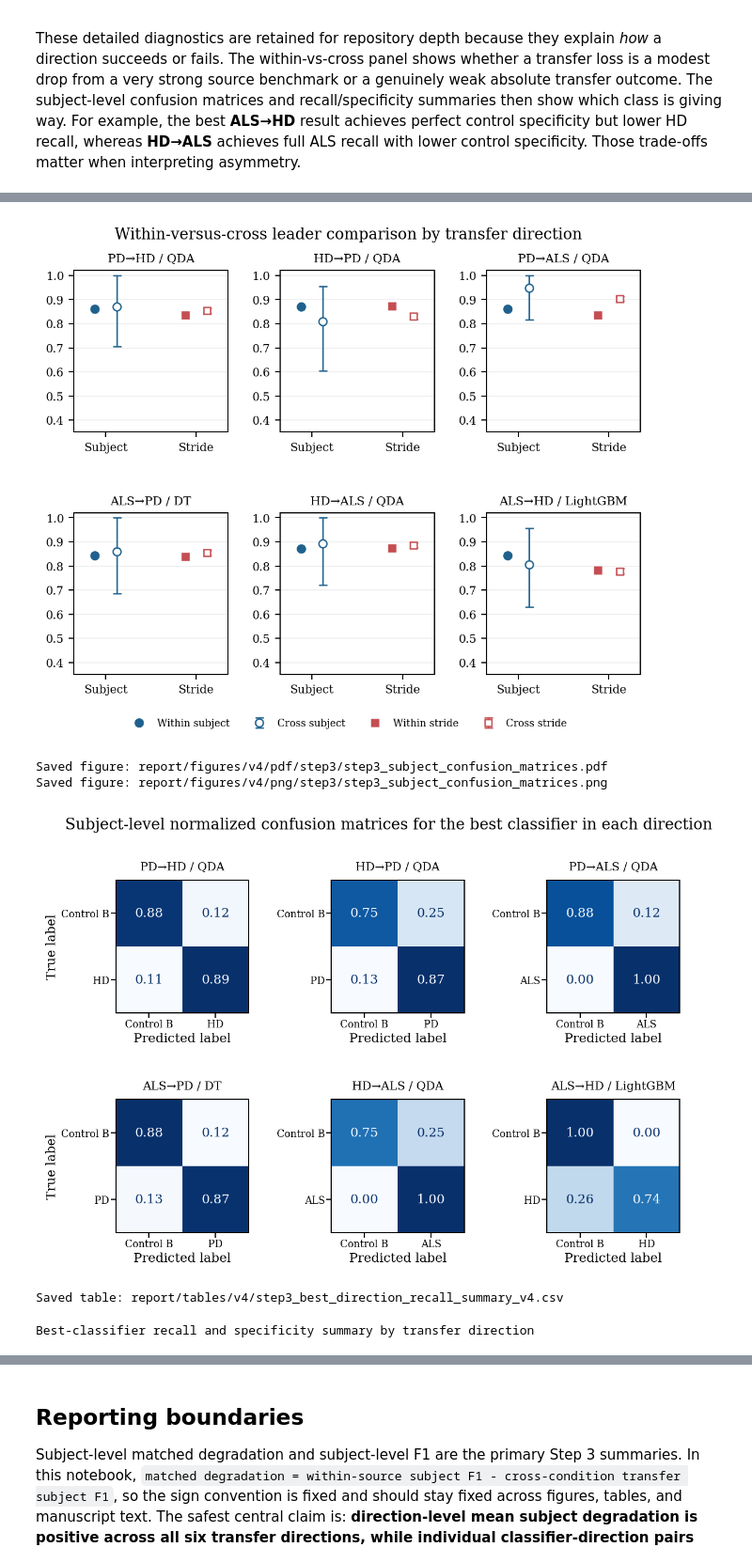
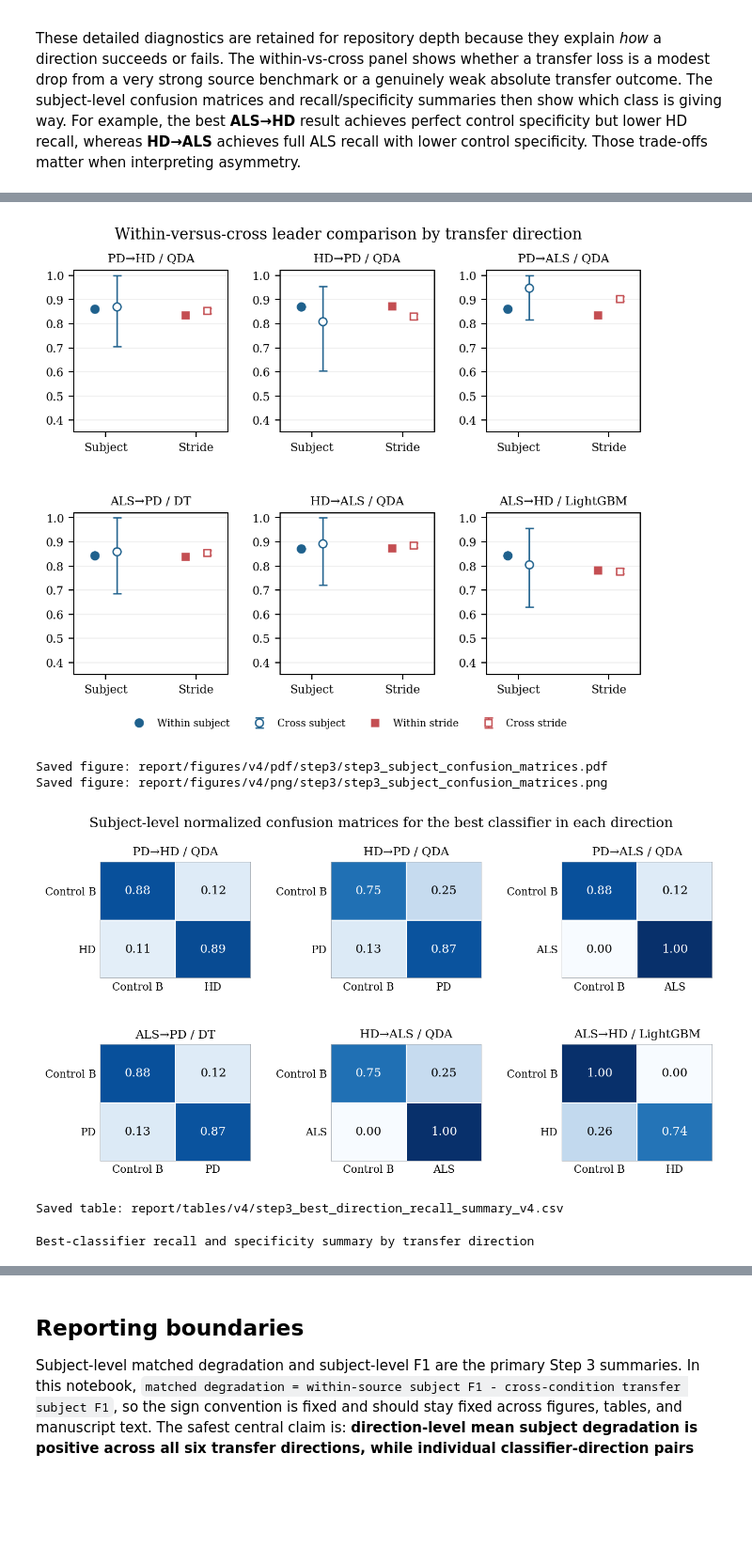
Before and after one commit to Sys-Omertosa/gait-transfer-ndd, a Jupyter notebook: notebooks/03_cross_condition.ipynb, the cells around one changed output, grey strips where cells are left out. Shown at 94% size. Cells and saved outputs as stored; diff of their text form; code cells hidden in the pictures; blank space fills up the shorter version.

```diff
--- a/notebooks/03_cross_condition.ipynb
+++ b/notebooks/03_cross_condition.ipynb
@@ -399,6 +516,9 @@ Saved figure: report/figures/v4/png/step3/step3_direction_intervals.png
 
 These detailed diagnostics are retained for repository depth because they explain *how* a direction succeeds or fails. The within-vs-cross panel shows whether a transfer loss is a modest drop from a very strong source benchmark or a genuinely weak absolute transfer outcome. The subject-level confusion matrices and recall/specificity summaries then show which class is giving way. For example, the best **ALS→HD** result achieves perfect control specificity but lower HD recall, whereas **HD→ALS** achieves full ALS recall with lower control specificity. Those trade-offs matter when interpreting asymmetry.
 # %%
+from matplotlib.colors import Normalize
+
+from src.figstyle import draw_heatmap
 
 fig, axes = plt.subplots(2, 3, figsize=(IEEE_TWO_COL, 5.35), gridspec_kw={'hspace': 0.50, 'wspace': 0.34})
 axes = axes.ravel()
@@ -471,30 +591,64 @@ fig.subplots_adjust(top=0.89, bottom=0.15)
 savefig_stem(fig, 'step3_within_vs_cross_by_direction')
 plt.show()
 
-fig, axes = plt.subplots(
-    2, 3,
-    figsize=(IEEE_TWO_COL, 4.85),
-    gridspec_kw={'hspace': 0.22, 'wspace': 0.62}
-)
-axes = axes.ravel()
-for idx, (ax, direction) in enumerate(zip(axes, DIRECTIONS)):
+# ── Manuscript figure: subject-level confusion matrices ──────────────────────
+# Each panel carries its own class names, so the axis-label pair that sklearn
+# repeats on all six panels is dropped and the row/column convention moves to
+# the caption. The reclaimed space goes to the cells and shortens the float.
+CM_FIG_W = IEEE_TWO_COL
+CM_MARGIN_L, CM_MARGIN_R = 0.06, 0.06
+CM_YLAB_W = 0.54
+CM_CELL_W, CM_CELL_H = 0.80, 0.62
+CM_PANEL_W, CM_PANEL_H = CM_CELL_W * 2, CM_CELL_H * 2
+CM_COL_UNIT = CM_YLAB_W + CM_PANEL_W
+CM_COL_GAP = (CM_FIG_W - CM_MARGIN_L - CM_MARGIN_R - 3 * CM_COL_UNIT) / 2
+CM_TITLE_H, CM_XTICK_H, CM_ROW_GAP = 0.26, 0.24, 0.20
+CM_SUPTITLE_H, CM_TOP, CM_BOTTOM = 0.30, 0.06, 0.06
+CM_FIG_H = (CM_TOP + CM_SUPTITLE_H
+            + 2 * (CM_TITLE_H + CM_PANEL_H + CM_XTICK_H) + CM_ROW_GAP + CM_BOTTOM)
+
+CM_CMAP = plt.get_cmap('Blues')
+CM_NORM = Normalize(vmin=0.0, vmax=1.0)
+
+fig = plt.figure(figsize=(CM_FIG_W, CM_FIG_H))
+confusion_texts = []
+for index, direction in enumerate(DIRECTIONS):
+    grid_row, grid_col = divmod(index, 3)
     row = best_by_direction[best_by_direction['direction'] == direction].iloc[0]
     subject_records = cross_results[direction]['classifiers'][row['classifier']]['subject_records']
-    y_true = [record['y_true'] for record in subject_records]
-    y_pred = [record['y_pred'] for record in subject_records]
-    cm = confusion_matrix(y_true, y_pred, normalize='true')
-    disp = ConfusionMatrixDisplay(cm, display_labels=['Control B', COND_LABEL[row['target']]])
-    disp.plot(ax=ax, cmap='Blues', colorbar=False, values_format='.2f')
-    ax.set_title(f"{DIR_LABEL[direction]} / {CLF_LABEL[row['classifier']]}", fontsize=8.2, pad=7)
-    ax.tick_params(axis='both', labelsize=7, pad=1)
-    ax.xaxis.labelpad = 2
-    ax.yaxis.labelpad = 2
-    if idx not in (0, 3):
-        ax.set_ylabel('')
-    ax.grid(False)
-fig.suptitle('Subject-level normalized confusion matrices for the best classifier in each direction', y=0.97)
-fig.subplots_adjust(top=0.89, bottom=0.08)
+    cm = confusion_matrix(
+        [record['y_true'] for record in subject_records],
+        [record['y_pred'] for record in subject_records],
+        normalize='true',
+    )
+
+    x0 = CM_MARGIN_L + CM_YLAB_W + grid_col * (CM_COL_UNIT + CM_COL_GAP)
+    y_from_top = (CM_TOP + CM_SUPTITLE_H + CM_TITLE_H
+                  + grid_row * (CM_PANEL_H + CM_XTICK_H + CM_ROW_GAP + CM_TITLE_H))
+    ax = fig.add_axes((
+        x0 / CM_FIG_W,
+        (CM_FIG_H - y_from_top - CM_PANEL_H) / CM_FIG_H,
+        CM_PANEL_W / CM_FIG_W,
+        CM_PANEL_H / CM_FIG_H,
+    ))
+    confusion_texts += draw_heatmap(ax, cm, cmap=CM_CMAP, norm=CM_NORM,
+                                    fmt='{:.2f}', annot_size=9.0)
+
+    class_labels = ['Control B', COND_LABEL[row['target']]]
+    ax.set_xticks(np.arange(2) + 0.5)
+    ax.set_xticklabels(class_labels, fontsize=8)
+    ax.set_yticks(np.arange(2) + 0.5)
+    ax.set_yticklabels(class_labels, fontsize=8)
+    ax.tick_params(length=0, pad=3)
+    ax.set_title(f"{DIR_LABEL[direction]} / {CLF_LABEL[row['classifier']]}", fontsize=9, pad=5)
+
+fig.text(0.5, (CM_FIG_H - CM_TOP - CM_SUPTITLE_H / 2) / CM_FIG_H,
+         'Subject-level normalized confusion matrices for the best classifier in each direction',
+         ha='center', va='center', fontsize=10.5)
+
 savefig_stem(fig, 'step3_subject_confusion_matrices')
+PAPER_FIG, PAPER_TEXTS = fig, confusion_texts
+PAPER_CELL_IN, PAPER_STEM = (CM_CELL_W, CM_CELL_H), 'step3_subject_confusion_matrices'
 plt.show()
 
 recall_df = best_by_direction[[
@@ -503,34 +657,34 @@ recall_df = best_by_direction[[
     'control_specificity_stride', 'target_recall_stride', 'selected_strategy'
 ]].copy()
 recall_df['Classifier'] = recall_df['classifier'].map(CLF_LABEL)
 save_table_csv(recall_df, 'step3_best_direction_recall_summary_v4.csv')
 display(
     recall_df[['direction_label', 'Classifier', 'subject_f1', 'delta_subject', 'control_specificity_subject', 'target_recall_subject', 'selected_strategy']]
     .rename(columns={
         'direction_label': 'Direction',
         'subject_f1': 'Subject F1',
         'delta_subject': 'Matched degradation (within - cross)',
         'control_specificity_subject': 'Control specificity',
         'target_recall_subject': 'Disease recall',
         'selected_strategy': 'Selected strategy',
     })
     .style
     .format({
         'Subject F1': '{:.4f}',
         'Matched degradation (within - cross)': '{:+.4f}',
         'Control specificity': '{:.4f}',
         'Disease recall': '{:.4f}',
     })
     .background_gradient(subset=['Subject F1'], cmap='Blues', vmin=0.45, vmax=1.0)
     .set_caption('Best-classifier recall and specificity summary by transfer direction')
 )
 # %% [output]
 Saved figure: report/figures/v4/pdf/step3/step3_within_vs_cross_by_direction.pdf
 Saved figure: report/figures/v4/png/step3/step3_within_vs_cross_by_direction.png
 [figure]
 Saved figure: report/figures/v4/pdf/step3/step3_subject_confusion_matrices.pdf
 Saved figure: report/figures/v4/png/step3/step3_subject_confusion_matrices.png
-[figure, old version]
+[figure, new version]
 Saved table: report/tables/v4/step3_best_direction_recall_summary_v4.csv
 Best-classifier recall and specificity summary by transfer direction
 |  | Direction | Classifier | Subject F1 | Matched degradation (within - cross) | Control specificity | Disease recall | ... |
```
Also changed, not shown: parts of 2 cells of this notebook, 11 other files.
